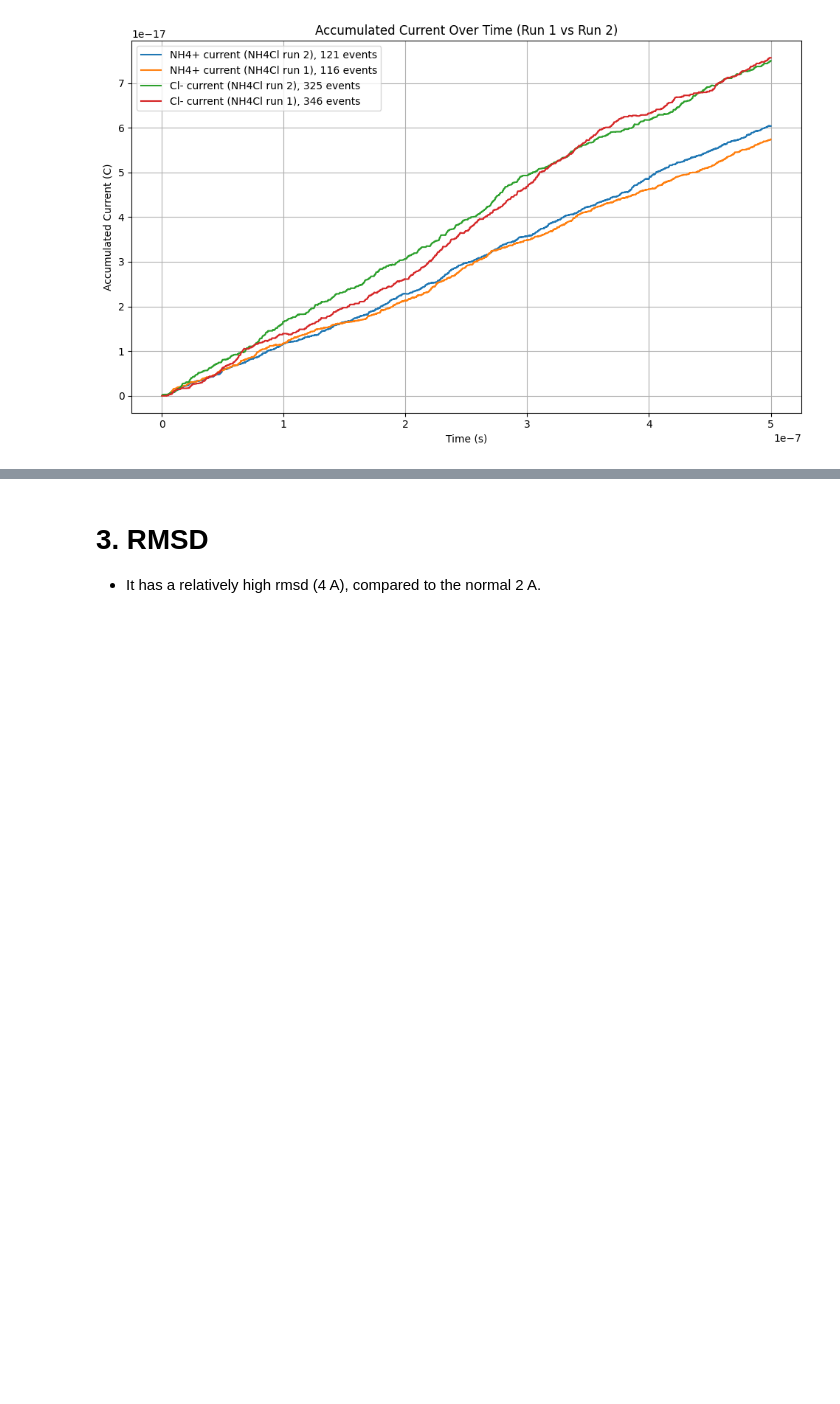
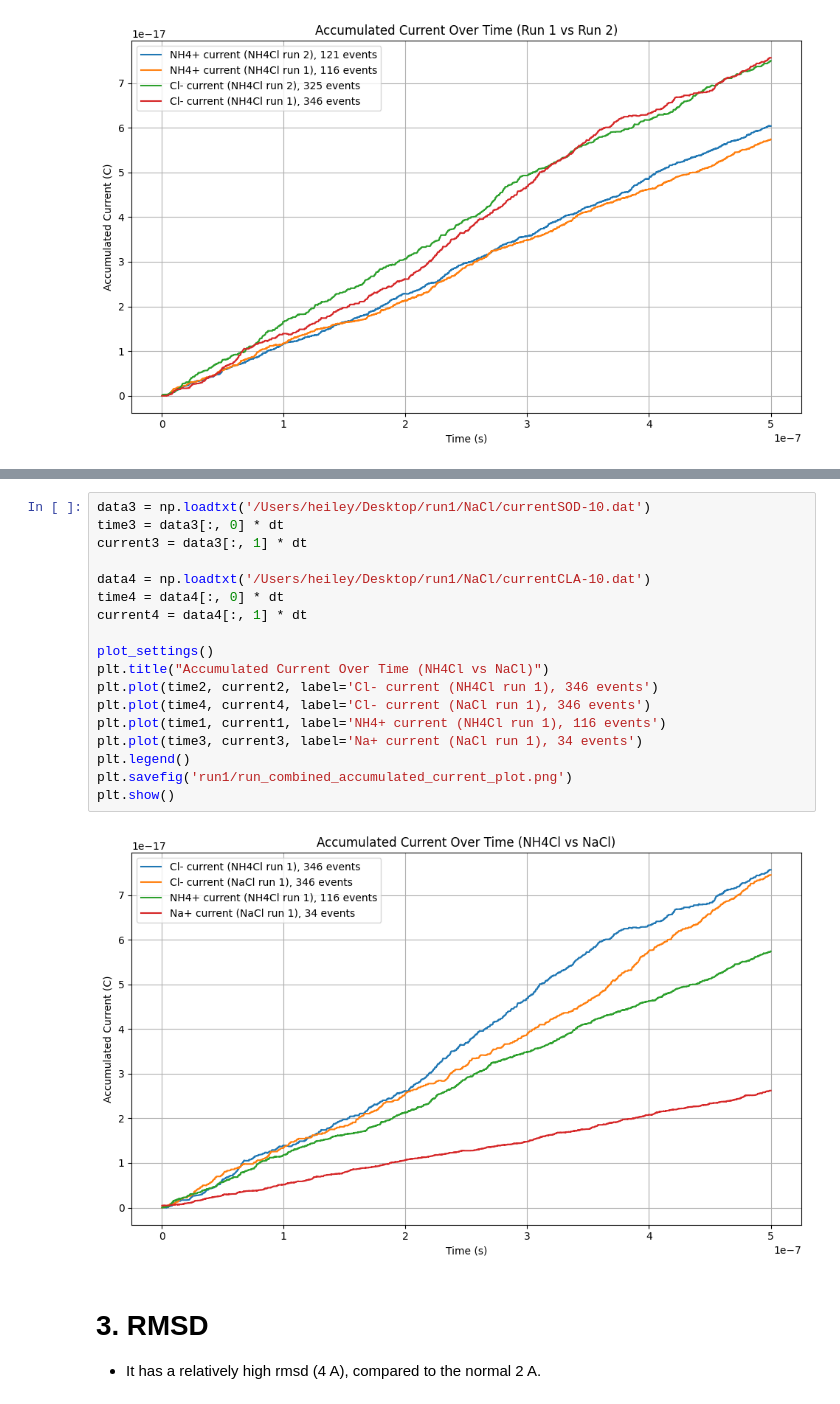
Before and after one commit to Heiley-W/gromacs-tutorial-old, a Jupyter notebook: NH4Cl-analysis.ipynb, the cells around one changed output, grey strips where cells are left out. Saved outputs shown, nothing was run; the diff lists cells and outputs as text; blank space fills up the shorter version.

```diff
--- a/NH4Cl-analysis.ipynb
+++ b/NH4Cl-analysis.ipynb
@@ -129,3 +129,23 @@ plt.show()
+# %%
+data3 = np.loadtxt('/Users/heiley/Desktop/run1/NaCl/currentSOD-10.dat')
+time3 = data3[:, 0] * dt
+current3 = data3[:, 1] * dt
+
+data4 = np.loadtxt('/Users/heiley/Desktop/run1/NaCl/currentCLA-10.dat')
+time4 = data4[:, 0] * dt
+current4 = data4[:, 1] * dt
+
+plot_settings()
+plt.title("Accumulated Current Over Time (NH4Cl vs NaCl)")
+plt.plot(time2, current2, label='Cl- current (NH4Cl run 1), 346 events')
+plt.plot(time4, current4, label='Cl- current (NaCl run 1), 346 events')
+plt.plot(time1, current1, label='NH4+ current (NH4Cl run 1), 116 events')
+plt.plot(time3, current3, label='Na+ current (NaCl run 1), 34 events')
+plt.legend()
+plt.savefig('run1/run_combined_accumulated_current_plot.png')
+plt.show()
+# %% [output]
+[figure, added]
 # %% [markdown]
 # 3. RMSD
 - It has a relatively high rmsd (4 A), compared to the normal 2 A.
```
Also changed, not shown: parts of 6 cells of this notebook, 8 other files.
